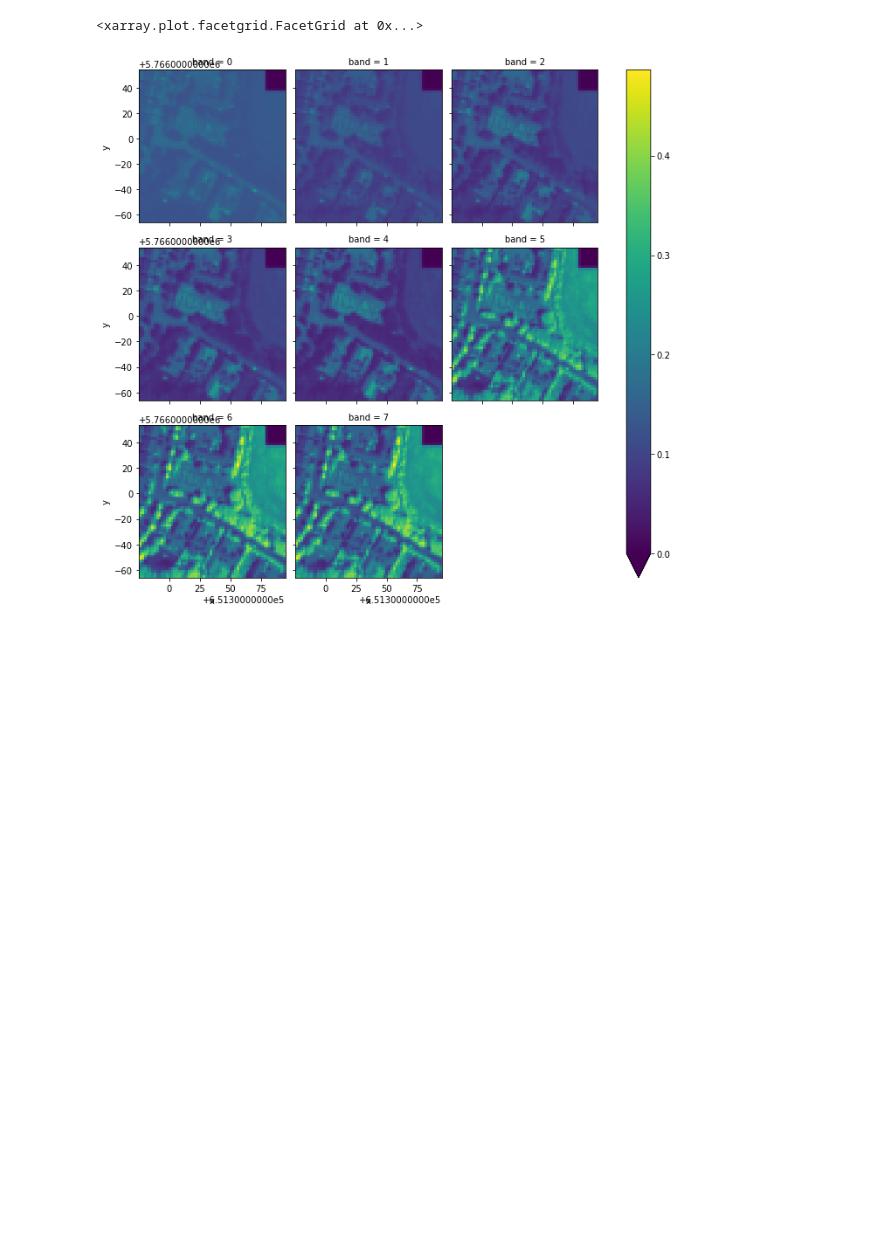
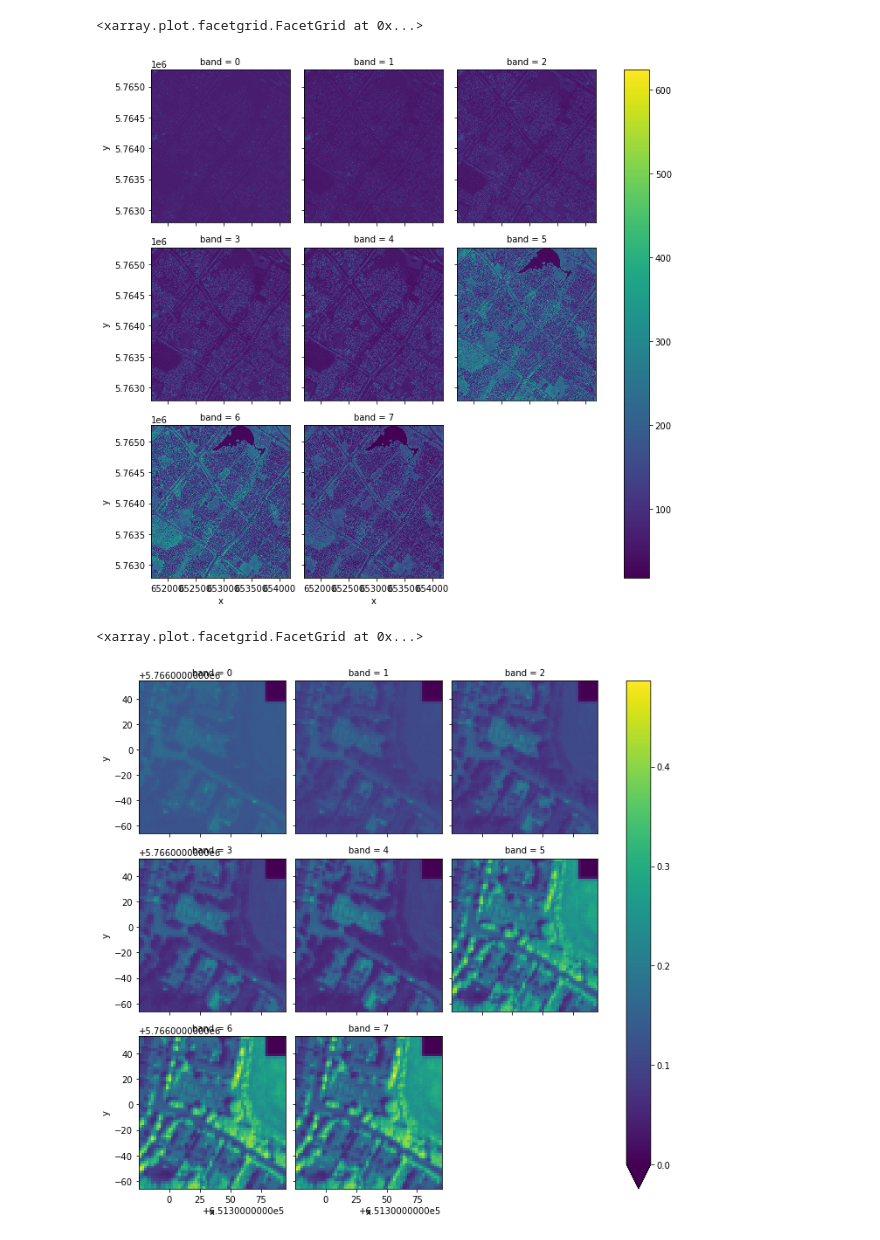
Before and after one commit to joe-fennell/pyeosim, a Jupyter notebook: 8_srem_cor.ipynb, the cells around one changed output. Drawn from its saved outputs; the diff is of its cells as text; code cells hidden in the pictures; blank space fills up the shorter version.

```diff
--- a/8_srem_cor.ipynb
+++ b/8_srem_cor.ipynb
@@ -88,3 +175,10 @@ def correct(L, spectral_response, solar_z,
+# %%
+corrected2 = s.transform(radiance_large)
+# %%
+corrected2.plot(col='band', col_wrap=3)
+# %% [output]
+<xarray.plot.facetgrid.FacetGrid at 0x...>
+[figure, added]
 # %%
 truth = xarray.load_dataarray('sensor_equiv_reflectance.nc')
 dark_region_mask = xarray.zeros_like(truth.isel(band=0)).astype(bool)
```
Also changed, not shown: parts of 8 cells of this notebook, 7 other files.
